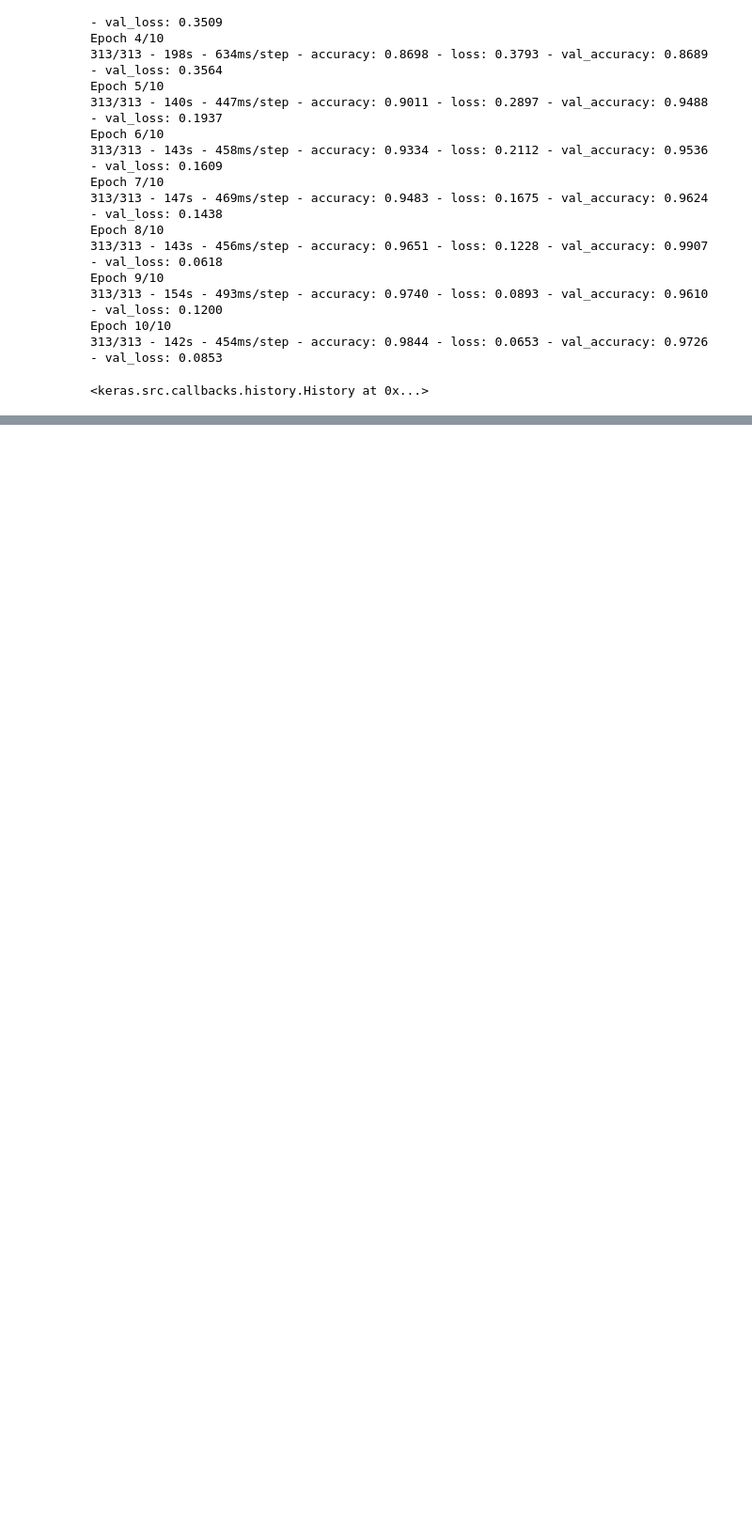
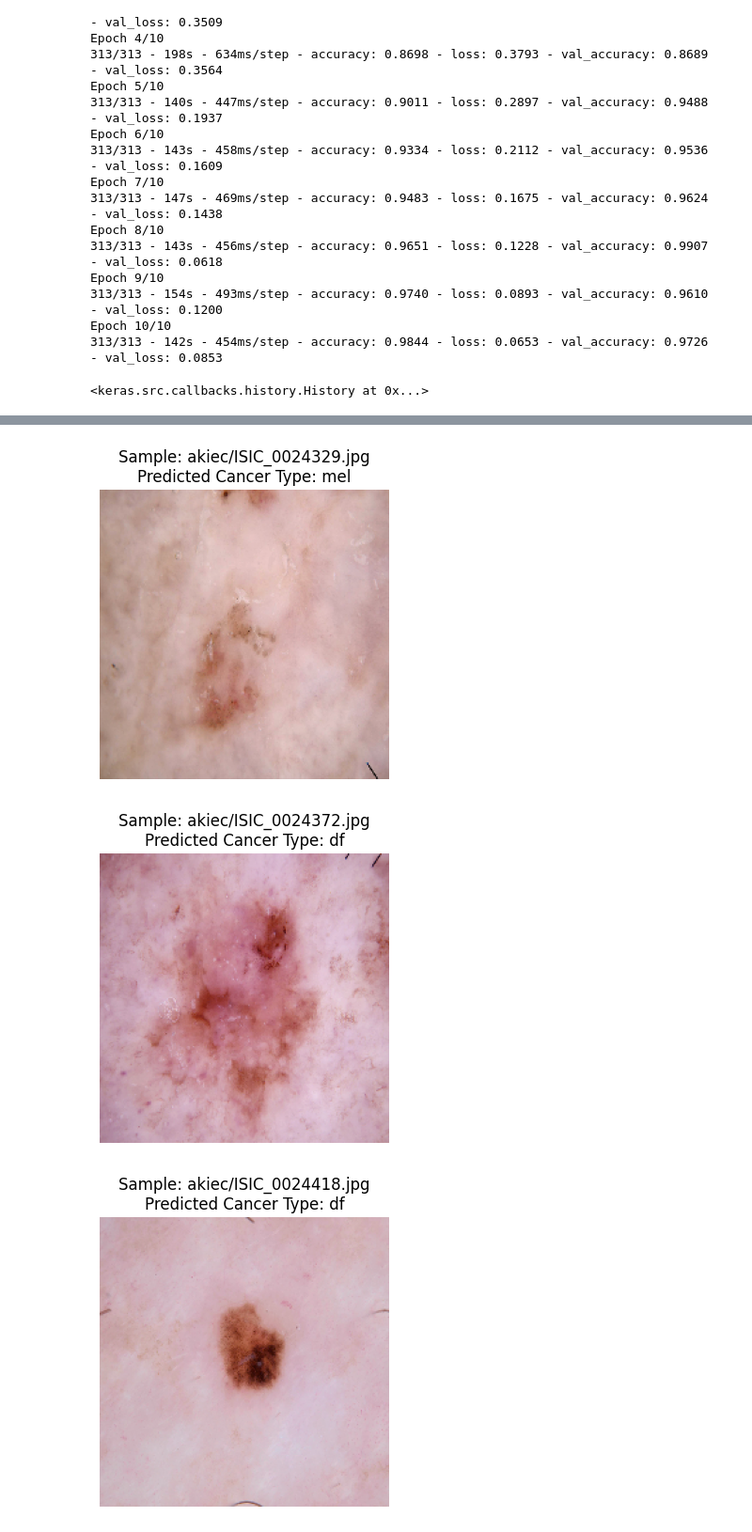
Before and after one commit to 11SST11/SCISDIC-hyrbid, a Jupyter notebook: SCDISIC_HYBRID.ipynb, the cells around one changed output, grey strips where cells are left out. Shown at 94% size. Drawn from its saved outputs; the diff is of its cells as text; code cells hidden in the pictures; blank space fills up the shorter version.

```diff
--- a/SCDISIC_HYBRID.ipynb
+++ b/SCDISIC_HYBRID.ipynb
@@ -422,0 +469,28 @@ WARNING:absl:You are saving your model as an HDF5 file via `model.save()` or `ke
+# %%
+# Directory containing the images
+image_dir = "/kaggle/working/training_set"
+
+# Iterate over the first 5 samples
+for i in range(5):
+    # Get the cancer type prediction for the ith sample
+    predicted_cancer_index = np.argmax(predictions[i])
+    predicted_cancer = cancer_types[predicted_cancer_index]
+
+    # Get the name of the ith sample from test_batches
+    sample_name = test_batches.filenames[i]
+
+    # Load the image
+    img_path = image_dir + "/" + sample_name
+    # Use tf.keras.utils.load_img instead of image.load_img
+    img = tf.keras.utils.load_img(img_path, target_size=(224, 224))  # Adjust target_size as per your model
+
+    # Plot the image
+    plt.figure(figsize=(4, 4))
+    plt.imshow(img)
+    plt.title(f"Sample: {sample_name}\nPredicted Cancer Type: {predicted_cancer}")
+    plt.axis('off')
+    plt.show()
+# %% [output]
+[figure, added]
+[figure, added]
+[figure, added]
```
Also changed, not shown: parts of 12 cells of this notebook.
